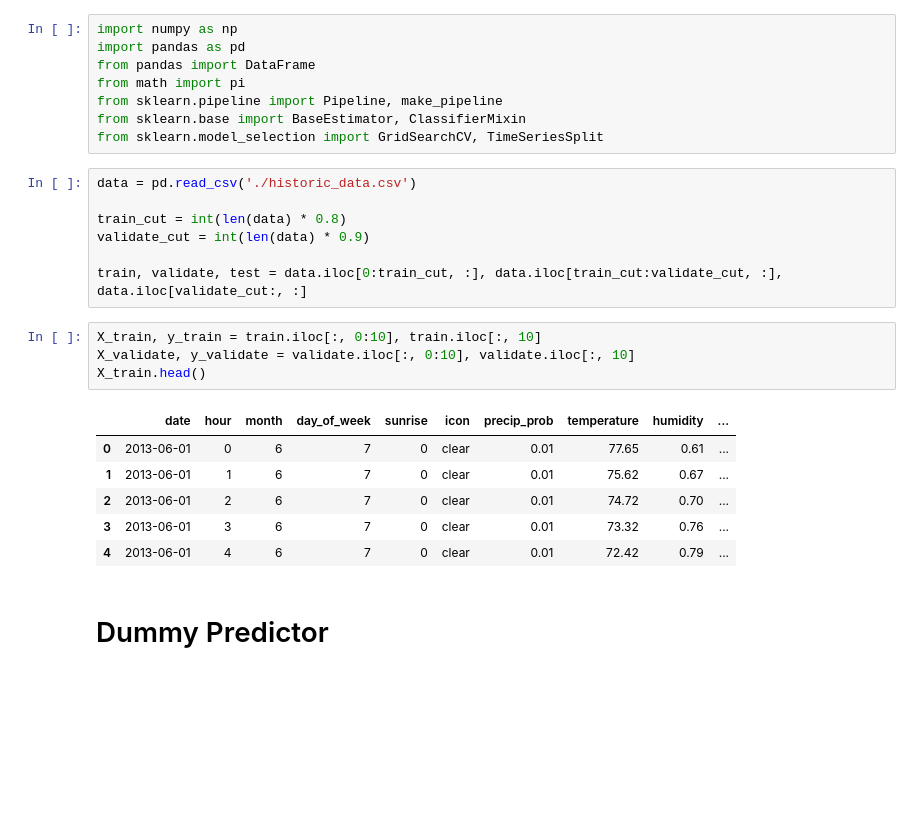
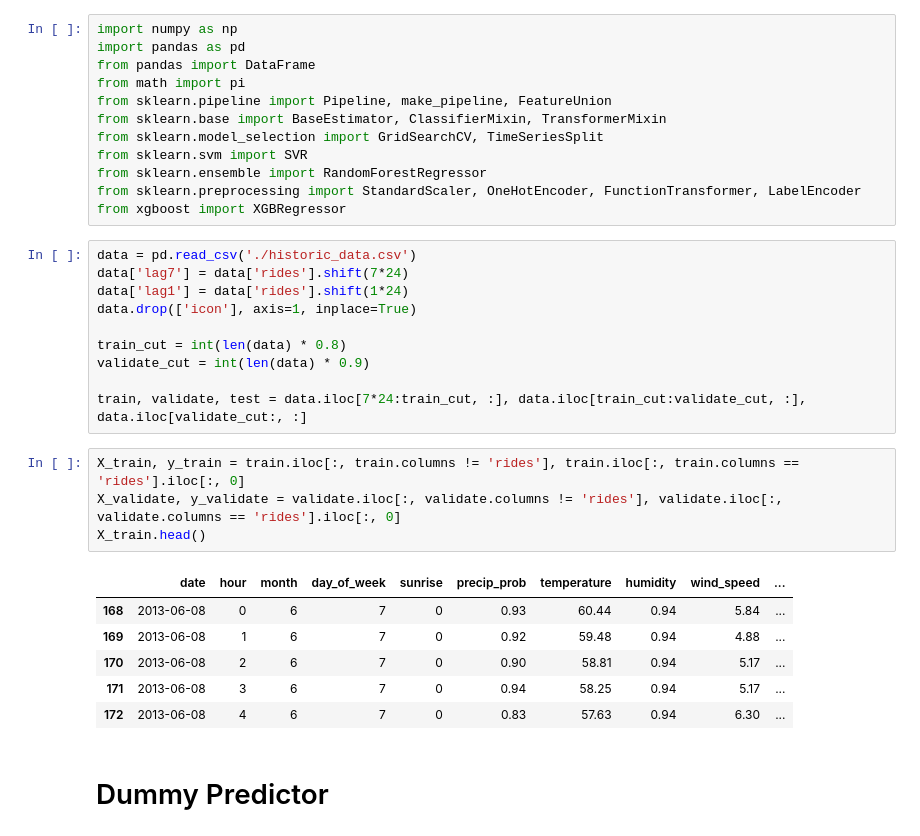
Before and after one commit to brian-w-projects/Citibike-Capstone-Project, a Jupyter notebook: ml/ml_fiddle.ipynb, the cells around one changed output. Saved outputs shown, nothing was run; the diff lists cells and outputs as text; blank space fills up the shorter version.

```diff
--- a/ml/ml_fiddle.ipynb
+++ b/ml/ml_fiddle.ipynb
@@ -3,27 +3,34 @@ import numpy as np
 import pandas as pd
 from pandas import DataFrame
 from math import pi
-from sklearn.pipeline import Pipeline, make_pipeline
-from sklearn.base import BaseEstimator, ClassifierMixin
+from sklearn.pipeline import Pipeline, make_pipeline, FeatureUnion
+from sklearn.base import BaseEstimator, ClassifierMixin, TransformerMixin
 from sklearn.model_selection import GridSearchCV, TimeSeriesSplit
+from sklearn.svm import SVR
+from sklearn.ensemble import RandomForestRegressor
+from sklearn.preprocessing import StandardScaler, OneHotEncoder, FunctionTransformer, LabelEncoder
+from xgboost import XGBRegressor
 # %%
 data = pd.read_csv('./historic_data.csv')
+data['lag7'] = data['rides'].shift(7*24)
+data['lag1'] = data['rides'].shift(1*24)
+data.drop(['icon'], axis=1, inplace=True)
 
 train_cut = int(len(data) * 0.8)
 validate_cut = int(len(data) * 0.9)
 
-train, validate, test = data.iloc[0:train_cut, :], data.iloc[train_cut:validate_cut, :], data.iloc[validate_cut:, :]
+train, validate, test = data.iloc[7*24:train_cut, :], data.iloc[train_cut:validate_cut, :], data.iloc[validate_cut:, :]
 # %%
-X_train, y_train = train.iloc[:, 0:10], train.iloc[:, 10]
-X_validate, y_validate = validate.iloc[:, 0:10], validate.iloc[:, 10]
+X_train, y_train = train.iloc[:, train.columns != 'rides'], train.iloc[:, train.columns == 'rides'].iloc[:, 0]
+X_validate, y_validate = validate.iloc[:, validate.columns != 'rides'], validate.iloc[:, validate.columns == 'rides'].iloc[:, 0]
 X_train.head()
 # %% [output]
-|  | date | hour | month | day_of_week | sunrise | icon | precip_prob | temperature | humidity | ... |
-| 0 | 2013-06-01 | 0 | 6 | 7 | 0 | clear | 0.01 | 77.65 | 0.61 | ... |
-| 1 | 2013-06-01 | 1 | 6 | 7 | 0 | clear | 0.01 | 75.62 | 0.67 | ... |
-| 2 | 2013-06-01 | 2 | 6 | 7 | 0 | clear | 0.01 | 74.72 | 0.70 | ... |
-| 3 | 2013-06-01 | 3 | 6 | 7 | 0 | clear | 0.01 | 73.32 | 0.76 | ... |
-| 4 | 2013-06-01 | 4 | 6 | 7 | 0 | clear | 0.01 | 72.42 | 0.79 | ... |
+|  | date | hour | month | day_of_week | sunrise | precip_prob | temperature | humidity | wind_speed | ... |
+| 168 | 2013-06-08 | 0 | 6 | 7 | 0 | 0.93 | 60.44 | 0.94 | 5.84 | ... |
+| 169 | 2013-06-08 | 1 | 6 | 7 | 0 | 0.92 | 59.48 | 0.94 | 4.88 | ... |
+| 170 | 2013-06-08 | 2 | 6 | 7 | 0 | 0.90 | 58.81 | 0.94 | 5.17 | ... |
+| 171 | 2013-06-08 | 3 | 6 | 7 | 0 | 0.94 | 58.25 | 0.94 | 5.17 | ... |
+| 172 | 2013-06-08 | 4 | 6 | 7 | 0 | 0.83 | 57.63 | 0.94 | 6.30 | ... |
 # %% [markdown]
 <h1>Dummy Predictor</h1>
 # %% [markdown]
```
Also changed, not shown: parts of 18 cells of this notebook, 1 other file.
